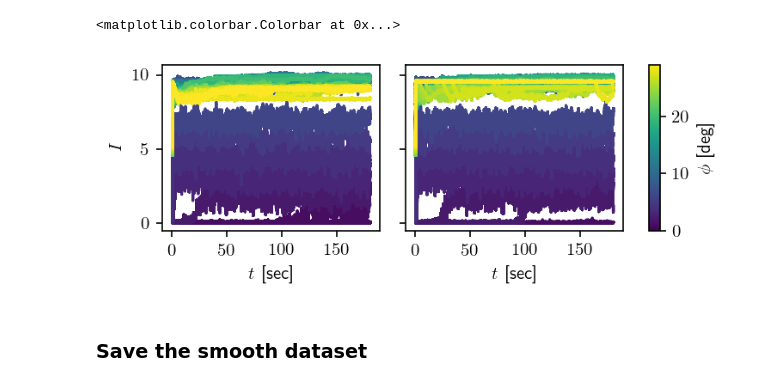
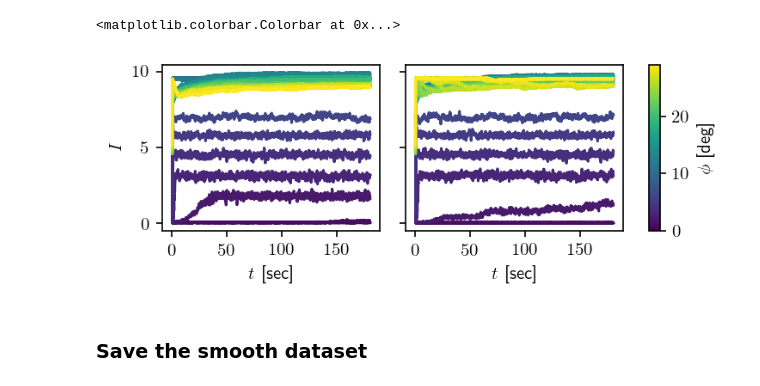
Before and after one commit to aortiza/DimerCurrents, a Jupyter notebook: Scripts/Script11 - Analyze4 - VisualizeCurrents - DataScripts 8+9.ipynb, the cells around one changed output. Cells and saved outputs as stored; diff of their text form; code cells hidden in the pictures.

```diff
--- a/Scripts/Script11 - Analyze4 - VisualizeCurrents - DataScripts 8+9.ipynb
+++ b/Scripts/Script11 - Analyze4 - VisualizeCurrents - DataScripts 8+9.ipynb
@@ -57,0 +71,3 @@ plt.plot(data_IvsT.loc["even"].loc[0].I_y.rolling(20).mean())
+# %%
+currents_aggregate = data_IvsT.groupby(["parity","tilt","time"]).mean()
+currents_aggregate[["I_x","I_y"]] = currents_aggregate.rolling(20).mean()[["I_x","I_y"]]
@@ -58,6 +90,6 @@ plt.plot(data_IvsT.loc["even"].loc[0].I_y.rolling(20).mean())
 # %%
-for i, data_i in data_IvsT.loc["even"].groupby("tilt"):
-    L = plt.plot(data_IvsT.loc["even"].loc[i].I_x.rolling(20).mean())
-    plt.plot(data_IvsT.loc["even"].loc[i].I_y.rolling(20).mean(),
+for i, data_i in currents_aggregate.loc["even"].groupby("tilt"):
+    L = plt.plot(currents_aggregate.loc["even"].loc[i].I_x)
+    plt.plot(currents_aggregate.loc["even"].loc[i].I_y,
             color = L[0].get_color())
 # %% [output]
@@ -67,10 +99,10 @@ tilts = data_IvsT.index.get_level_values("tilt").unique()
 cmap = mpl.colormaps["viridis"]
 norm = mpl.colors.Normalize(min(tilts), max(tilts))
 
-for i, data_i in data_IvsT.loc["even"].groupby("tilt"):
-    plt.plot(data_IvsT.loc["even"].loc[i].I_x.rolling(20).mean(),
+for i, data_i in currents_aggregate.loc["even"].groupby("tilt"):
+    plt.plot(currents_aggregate.loc[("even",i)].I_x,
             color = cmap(norm(i)))
-    plt.plot(data_IvsT.loc["even"].loc[i].I_y.rolling(20).mean(),
+    plt.plot(currents_aggregate.loc[("even",i)].I_y,
             color = cmap(norm(i)))
 
 plt.colorbar(mpl.cm.ScalarMappable(norm=norm, cmap=cmap), ax = plt.gca())
@@ -82,10 +114,9 @@ tilts = data_IvsT.index.get_level_values("tilt").unique()
 cmap = mpl.colormaps["viridis"]
 norm = mpl.colors.Normalize(min(tilts), max(tilts))
 
-for i, data_i in data_IvsT.loc["even"].groupby("tilt"):
+for i, data_i in currents_aggregate.loc["even"].groupby("tilt"):
 
-    I = np.sqrt(data_IvsT.loc["even"].loc[i].I_x.rolling(20).mean()**2+\
-        data_IvsT.loc["even"].loc[i].I_y.rolling(20).mean()**2)
+    I = np.sqrt(currents_aggregate.loc[("even",i)].I)
 
     plt.plot(I,color = cmap(norm(i)))
 
@@ -96,39 +127,33 @@ plt.colorbar(mpl.cm.ScalarMappable(norm=norm, cmap=cmap), ax = plt.gca())
 # %%
 fig, ax = plt.subplots(1,3, figsize=(5,2),
                        width_ratios = [1,1, 0.05],
                        tight_layout=True)
 
 tilts = data_IvsT.index.get_level_values("tilt").unique()
 cmap = mpl.colormaps["viridis"]
 norm = mpl.colors.Normalize(min(tilts), max(tilts))
 
-for i, data_i in data_IvsT.loc["even"].groupby("tilt"):
+for i, data_i in currents_aggregate.loc["even"].groupby("tilt"):
 
-    I = np.sqrt(data_IvsT.loc["even"].loc[i].I_x.rolling(20).mean()**2+\
-        data_IvsT.loc["even"].loc[i].I_y.rolling(20).mean()**2)
+    ax[0].plot(currents_aggregate.loc[("even",i)].I ,color = cmap(norm(i)))
 
-    ax[0].plot(I,color = cmap(norm(i)))
-
-    I = np.sqrt(data_IvsT.loc["odd"].loc[i].I_x.rolling(20).mean()**2+\
-        data_IvsT.loc["odd"].loc[i].I_y.rolling(20).mean()**2)
-
-    ax[1].plot(I,color = cmap(norm(i)))
+    ax[1].plot(currents_aggregate.loc[("odd",i)].I ,color = cmap(norm(i)))
 
 
 ax[0].set_ylabel("$I$")
 ax[0].set_xlabel("$t$ [sec]")
 ax[1].set_xlabel("$t$ [sec]")
 
 ax[1].set_ylim(ax[0].get_ylim())
 ax[1].tick_params("y",labelleft=False)
 #ax[1].set_yticks([])
 
 plt.colorbar(mpl.cm.ScalarMappable(norm=norm, cmap=cmap),
              cax = ax[2],
              label = "$\phi$ [deg]")
 # %% [output]
 <matplotlib.colorbar.Colorbar at 0x...>
-[figure, old version]
+[figure, new version]
 # %% [markdown]
 ### Save the smooth dataset
 # %%
```
Also changed, not shown: parts of 25 cells of this notebook, 4 other files.
